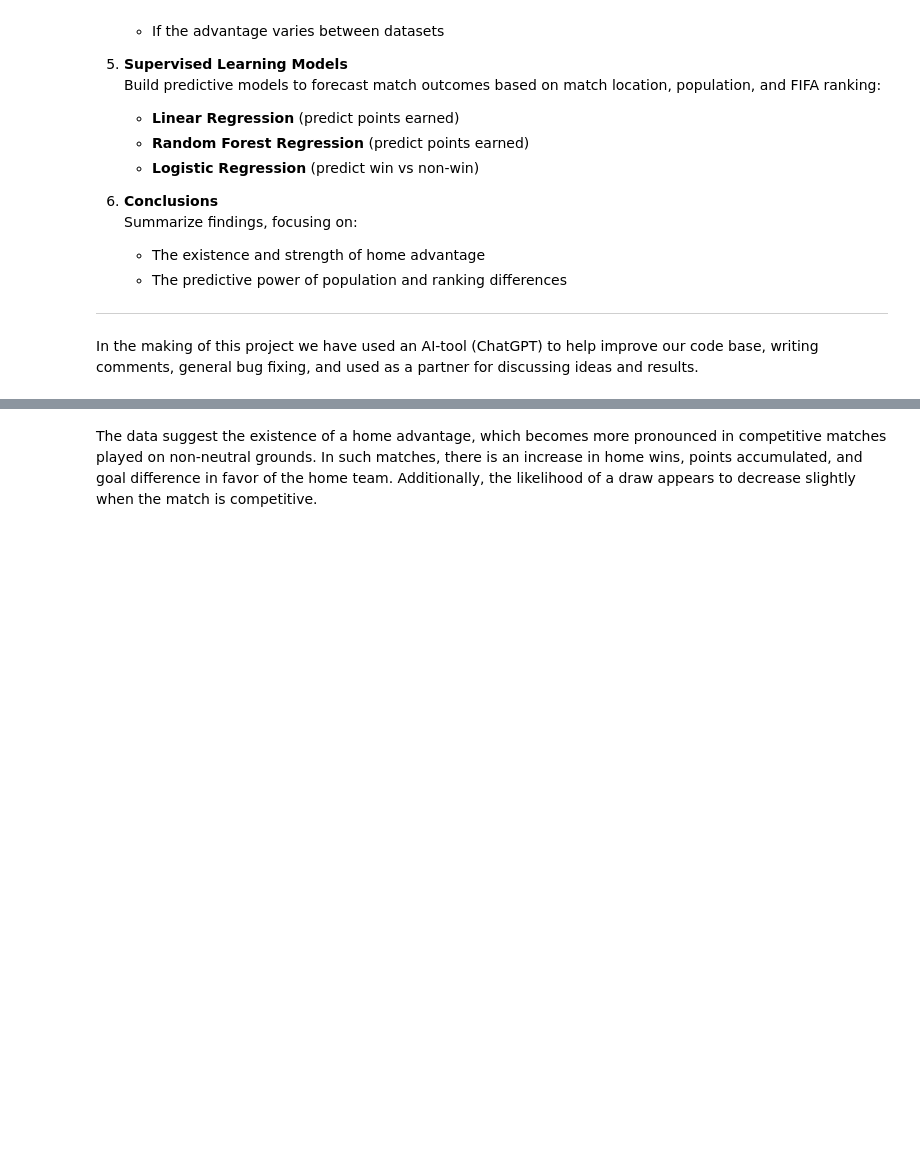
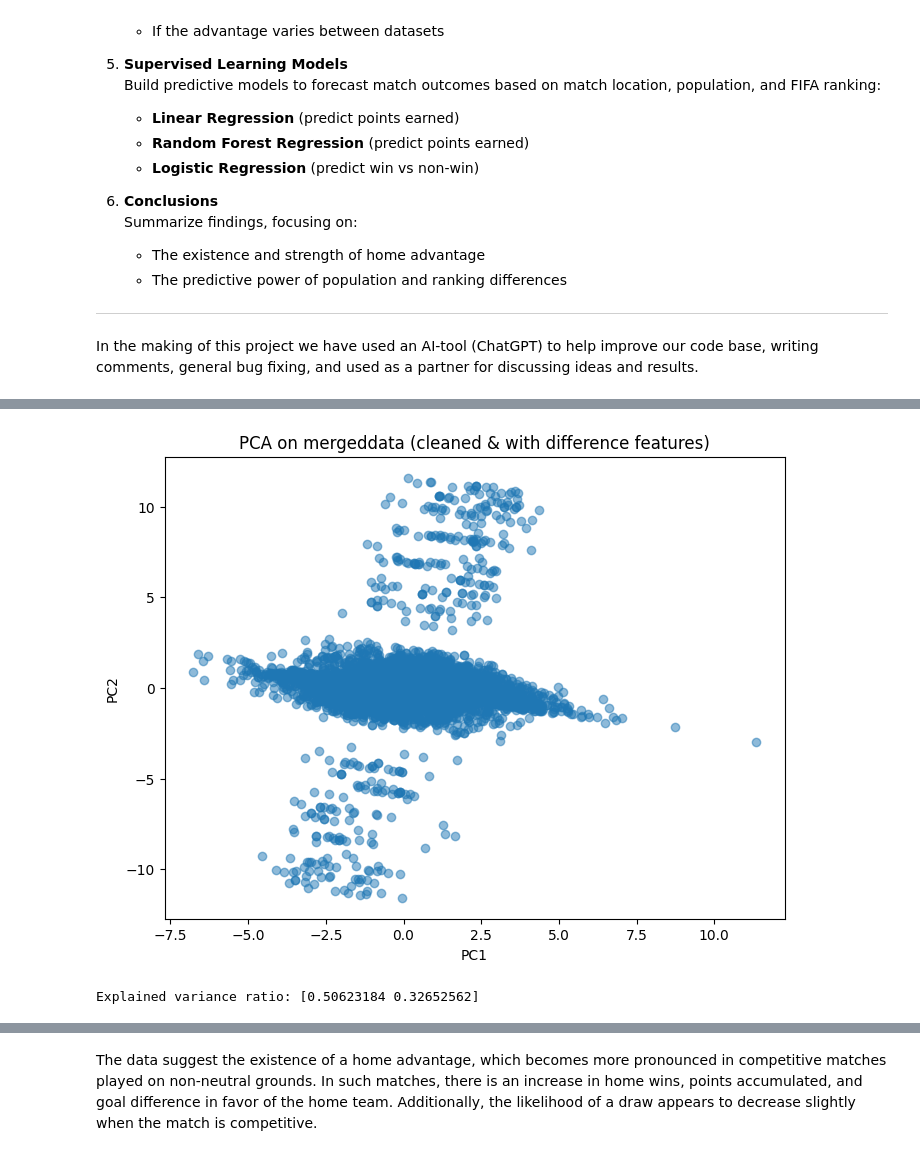
Before and after one commit to LucasHemm/Exam_AI, a Jupyter notebook: AI_Exam.ipynb, the cells around one changed output, grey strips where cells are left out. Cells and saved outputs as stored; diff of their text form; code cells hidden in the pictures; blank space fills up the shorter version.

```diff
--- a/AI_Exam.ipynb
+++ b/AI_Exam.ipynb
@@ -209,35 +228,37 @@ print(mergedData.describe())
 # ─────────────── PCA on mergeddata  ───────────────
 
 scaler = StandardScaler()
 pca    = PCA(n_components=2, random_state=42)
 
 # 2. Clean NaNs
 mergedData = remove_nan_population_rows(mergedData).copy()
 mergedData = remove_nan_fifa_ranking_rows(mergedData).copy()
 
 # 3. Difference features
 mergedData['population_difference'] = mergedData['home_population'] - mergedData['away_population']
 mergedData['ranking_difference']    = mergedData['away_ranking']  - mergedData['home_ranking']
+mergedData['home_goal_difference']    = mergedData['home_score']  - mergedData['away_score']
+
 
 # 4. Feature matrix & scaling
 feature_cols = [
-    'home_score', 'away_score',
-    'home_population', 'away_population',
-    'home_ranking', 'away_ranking',
-    'population_difference', 'ranking_difference'
+    'population_difference', 'ranking_difference','home_goal_difference'
 ]
 X = mergedData[feature_cols]
 X_scaled = scaler.fit_transform(X)  # assuming StandardScaler() is defined as 'scaler'
 
 # 5. PCA and plot
 X_pca = pca.fit_transform(X_scaled)  # assuming PCA(n_components=2, random_state=42) is 'pca'
 plt.figure(figsize=(8, 6))
 plt.scatter(X_pca[:, 0], X_pca[:, 1], alpha=0.5)
 plt.title("PCA on mergeddata (cleaned & with difference features)")
 plt.xlabel("PC1")
 plt.ylabel("PC2")
 plt.show()
 
 # 6. Explained variance
 print("Explained variance ratio:", pca.explained_variance_ratio_)
+# %% [output]
+[figure, added]
+Explained variance ratio: [0.50623184 0.32652562]
 # %%
```
Also changed, not shown: parts of 15 cells of this notebook.
